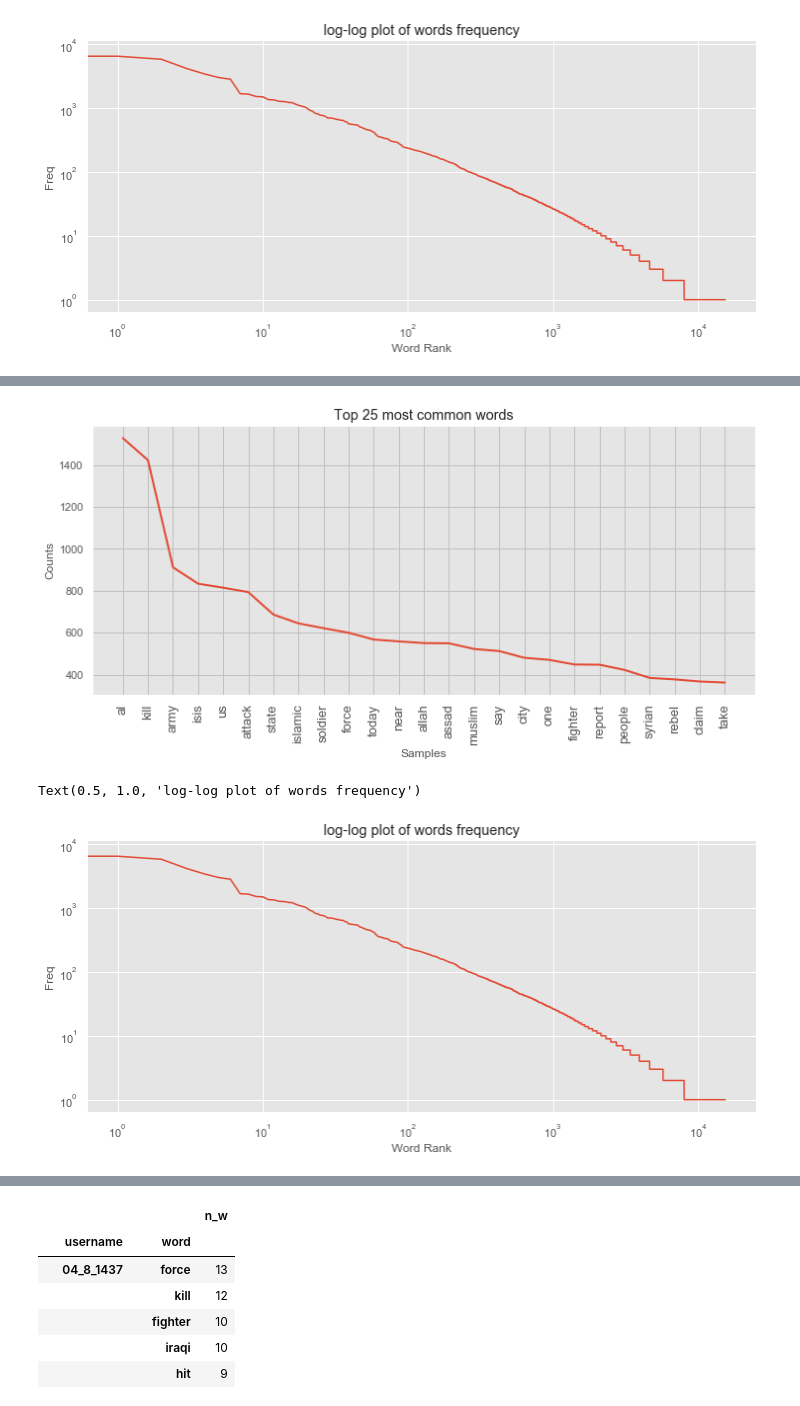
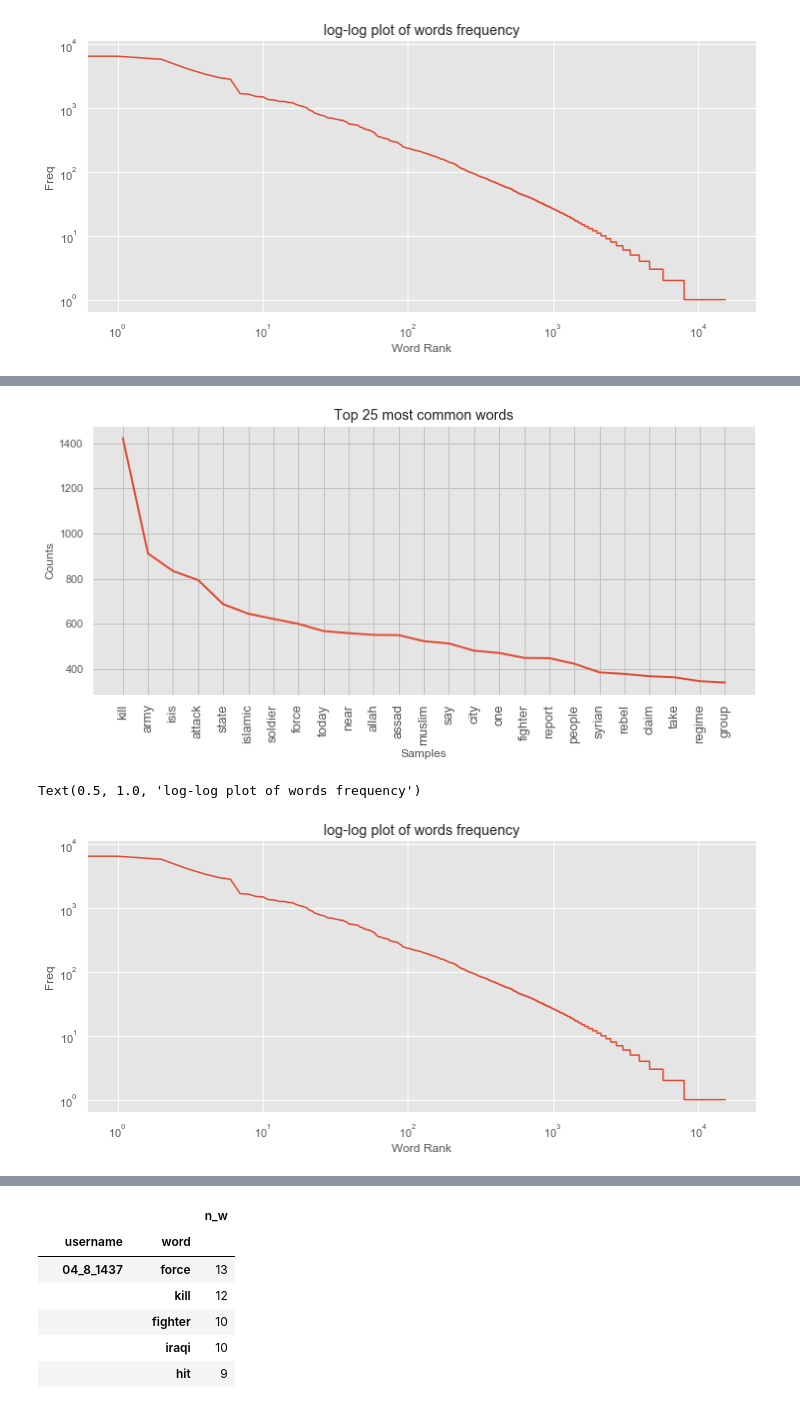
Before and after one commit to zeyuuu/Project, a Jupyter notebook: descriptives_text_18052019.ipynb, the cells around one changed output, grey strips where cells are left out. Cells and saved outputs as stored; diff of their text form; code cells hidden in the pictures.

```diff
--- a/descriptives_text_18052019.ipynb
+++ b/descriptives_text_18052019.ipynb
@@ -107,19 +75,19 @@ Text(0.5, 1.0, 'log-log plot of words frequency')
 # %%
 # plot word frequency distribution of first few words - TOKENS
 plt.figure(figsize=(12,5))
 plt.title('Top 25 most common words')
 plt.xticks(fontsize=13, rotation=90)
-fd = nltk.FreqDist(all_words2)
+fd = nltk.FreqDist(all_words3)
 fd.plot(25,cumulative=False)
 # log-log plot
 word_counts2 = sorted(Counter(all_words3).values(), reverse=True)
 plt.figure(figsize=(12,5))
 plt.loglog(word_counts, linestyle='-', linewidth=1.5)
 plt.ylabel("Freq")
 plt.xlabel("Word Rank")
 plt.title('log-log plot of words frequency')
 # %% [output]
-[figure, old version]
+[figure, new version]
 Text(0.5, 1.0, 'log-log plot of words frequency')
 [figure]
 # %%
```
Also changed, not shown: parts of 10 cells of this notebook, 3 other files.
